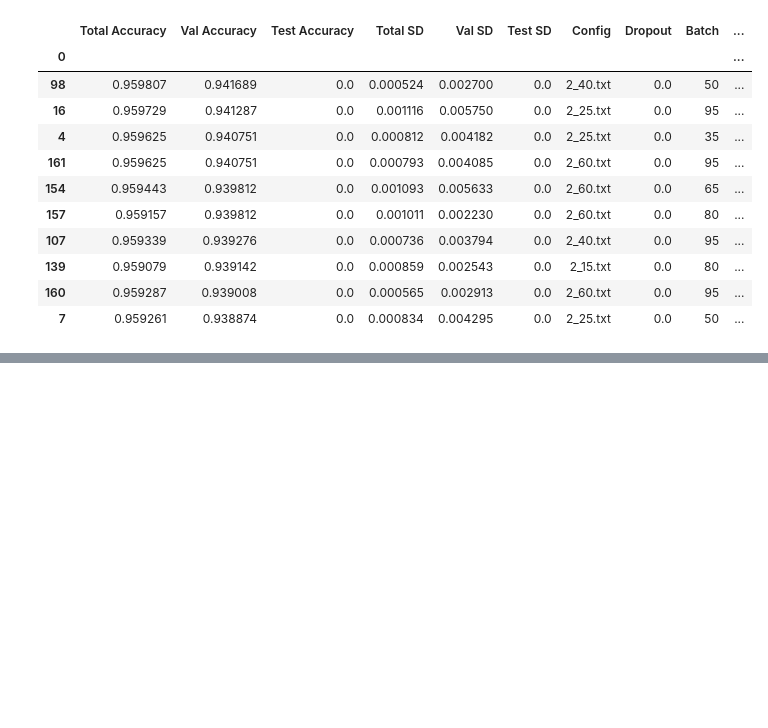
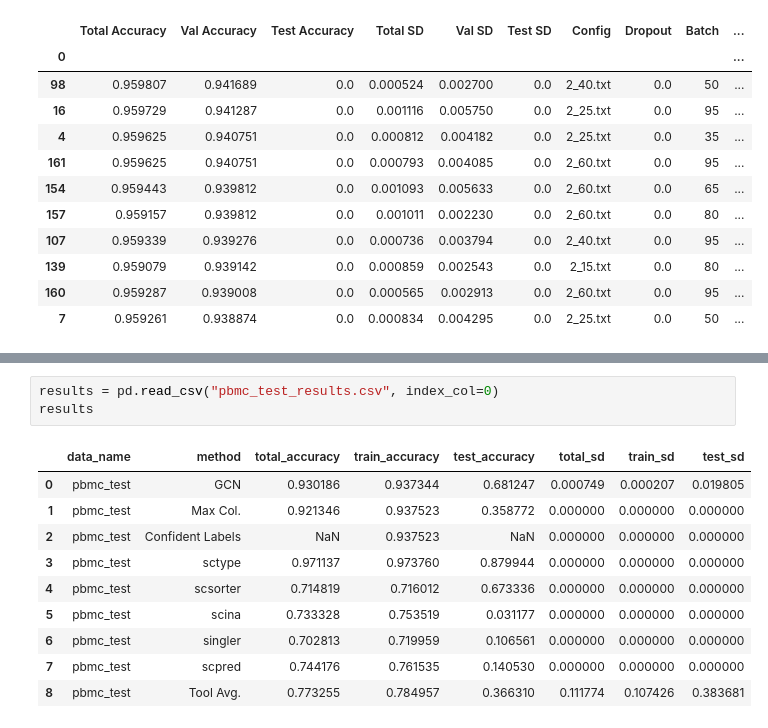
Before and after one commit to lewinsohndp/scSHARP, a Jupyter notebook: pbmc_test_results.ipynb, the cells around one changed output, grey strips where cells are left out. Cells and saved outputs as stored; diff of their text form; blank space fills up the shorter version.

```diff
--- a/pbmc_test_results.ipynb
+++ b/pbmc_test_results.ipynb
@@ -32,0 +57,14 @@ set()
+# %%
+results = pd.read_csv("pbmc_test_results.csv", index_col=0)
+results
+# %% [output]
+|  | data_name | method | total_accuracy | train_accuracy | test_accuracy | total_sd | train_sd | test_sd |
+| 0 | pbmc_test | GCN | 0.930186 | 0.937344 | 0.681247 | 0.000749 | 0.000207 | 0.019805 |
+| 1 | pbmc_test | Max Col. | 0.921346 | 0.937523 | 0.358772 | 0.000000 | 0.000000 | 0.000000 |
+| 2 | pbmc_test | Confident Labels | NaN | 0.937523 | NaN | 0.000000 | 0.000000 | 0.000000 |
+| 3 | pbmc_test | sctype | 0.971137 | 0.973760 | 0.879944 | 0.000000 | 0.000000 | 0.000000 |
+| 4 | pbmc_test | scsorter | 0.714819 | 0.716012 | 0.673336 | 0.000000 | 0.000000 | 0.000000 |
+| 5 | pbmc_test | scina | 0.733328 | 0.753519 | 0.031177 | 0.000000 | 0.000000 | 0.000000 |
+| 6 | pbmc_test | singler | 0.702813 | 0.719959 | 0.106561 | 0.000000 | 0.000000 | 0.000000 |
+| 7 | pbmc_test | scpred | 0.744176 | 0.761535 | 0.140530 | 0.000000 | 0.000000 | 0.000000 |
+| 8 | pbmc_test | Tool Avg. | 0.773255 | 0.784957 | 0.366310 | 0.111774 | 0.107426 | 0.383681 |
```
Also changed, not shown: parts of 9 cells of this notebook, 5 other files.
